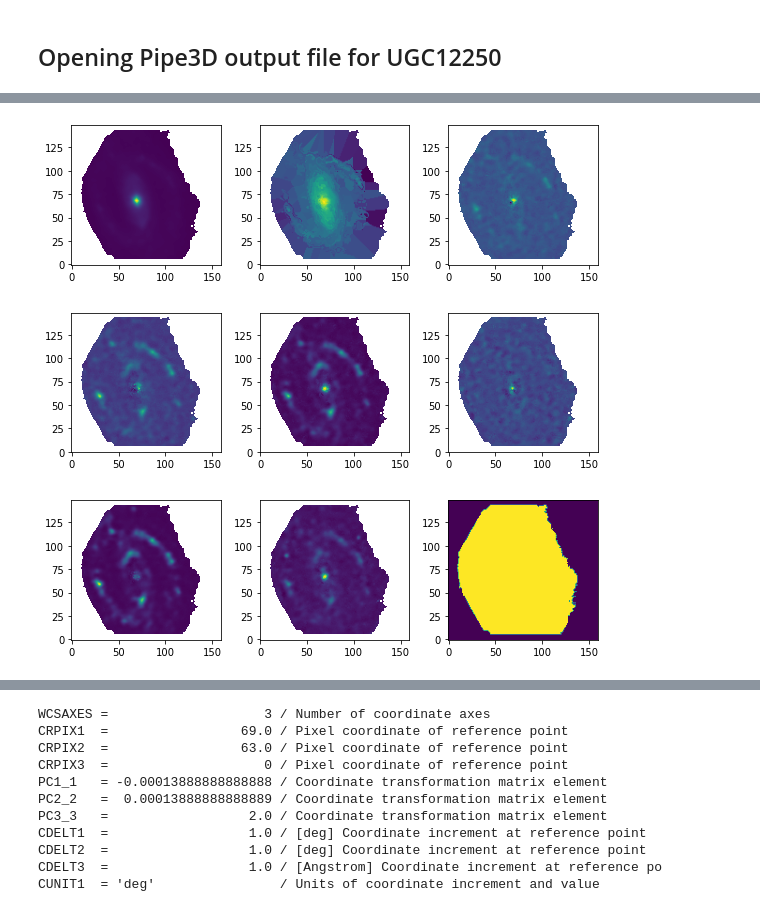
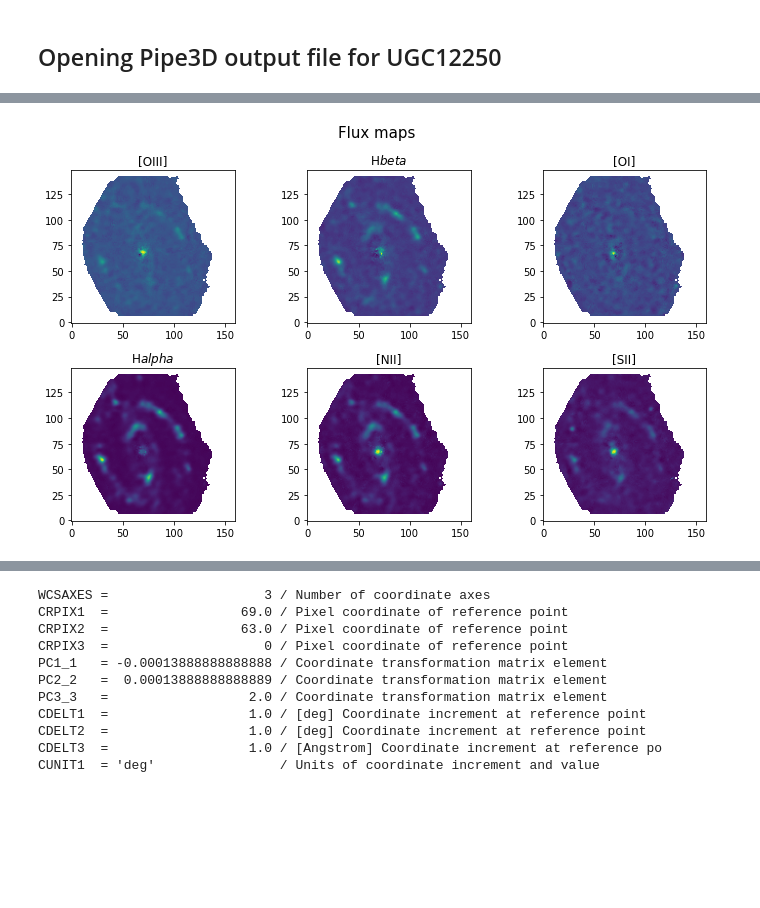
Before and after one commit to Bruno-Rodriguez/quenching-nearby-galaxies, a Jupyter notebook: smooth_and_reproject_cubes.ipynb, the cells around one changed output, grey strips where cells are left out. Saved outputs shown, nothing was run; the diff lists cells and outputs as text; code cells hidden in the pictures; blank space fills up the shorter version.

```diff
--- a/smooth_and_reproject_cubes.ipynb
+++ b/smooth_and_reproject_cubes.ipynb
@@ -58,0 +60,3 @@ No.    Name      Ver    Type      Cards   Dimensions   Format
+# %%
+frames = [hdu_list[5].data[i] for i in [26,28,41,45,46,49,242,244,257,261,262,265]]
+frames = np.array(frames)
@@ -70,14 +75,13 @@ region = hdu_list[8].data
-# %%
-frames = np.array([V_band,M_star,OIII5007,Hbeta,NII6584,OI6300,Halpha,SII6717])
 # %%
-for image in frames:
-    image[region<1] = np.nan
+for frame in frames:
+    frame[region<1] = np.nan
 # %%
-fig, axs = plt.subplots(3,3,figsize=(8,8))
-for image, ax in zip(frames,axs.ravel()):
+fig, axs = plt.subplots(2,3,figsize=(10,6))
+for ax,image,name in zip(axs.ravel(),frames[:6],['[OIII]',r'H$\beta$','[OI]',r'H\$alpha$','[NII]','[SII]']):
     ax.imshow(image,origin='lower')
-axs[2,2].imshow(region,origin='lower')
+    ax.set_title(name)
+fig.suptitle('Flux maps',fontsize=15)
 fig.tight_layout()
 plt.show()
 # %% [output]
-[figure, old version]
+[figure, new version]
```
Also changed, not shown: parts of 41 cells of this notebook.
